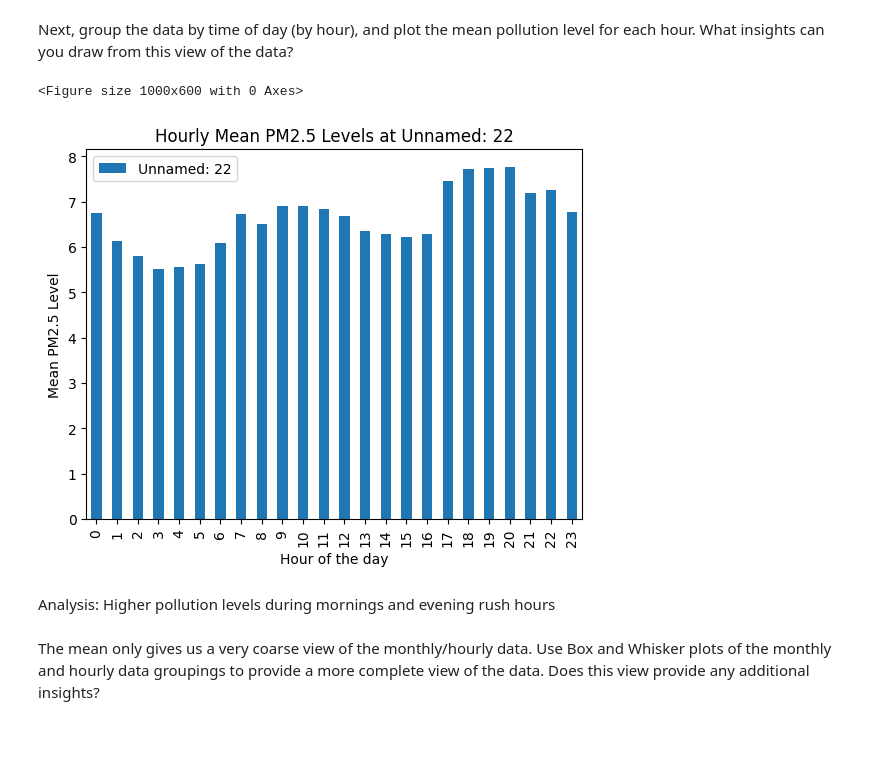
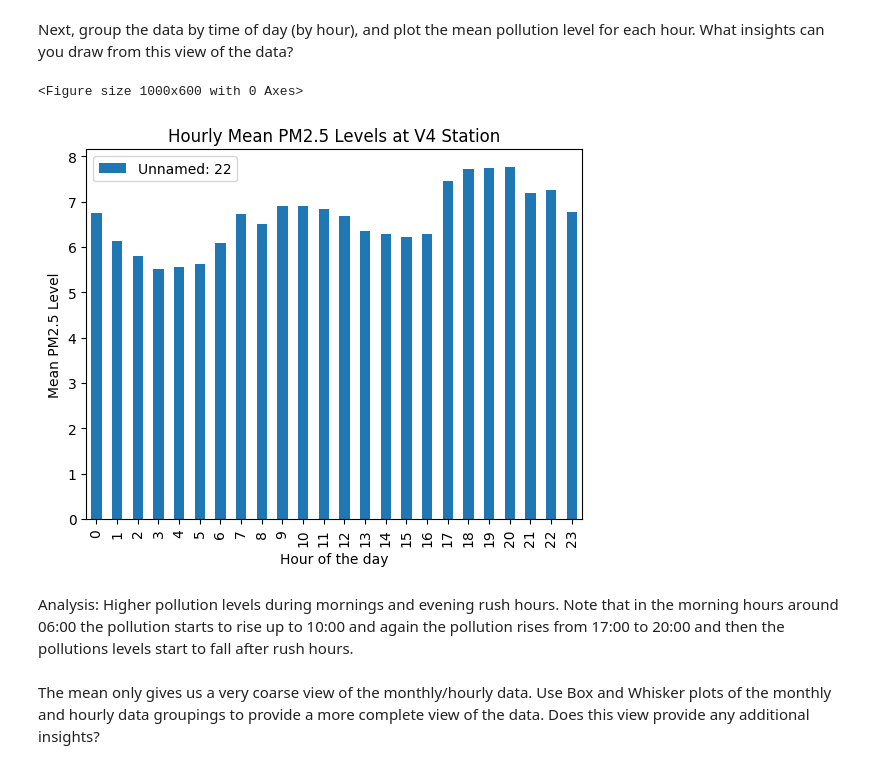
Before and after one commit to BrianErichsen/6017, a Jupyter notebook: HW1/analysis.ipynb, the cells around one changed output. Drawn from its saved outputs; the diff is of its cells as text; code cells hidden in the pictures; blank space fills up the shorter version.

```diff
--- a/HW1/analysis.ipynb
+++ b/HW1/analysis.ipynb
@@ -111,21 +97,21 @@ Next, group the data by time of day (by hour), and plot the mean pollution level
 # %%
 #Plotting hourly mean data
 hourly_mean = station_data.groupby(station_data.index.hour).mean()
 
 plt.figure(figsize=(10, 6))
 hourly_mean.plot(kind='bar')
-plt.title(f'Hourly Mean PM2.5 Levels at {station_name}')
+plt.title(f'Hourly Mean PM2.5 Levels at V4 Station')
 plt.xlabel('Hour of the day')
 plt.ylabel('Mean PM2.5 Level')
 plt.show()
 
 # Insights from visualization
 # Higher pollution levels during mornings and evening rush hours
 # %% [output]
 <Figure size 1000x600 with 0 Axes>
-[figure, old version]
+[figure, new version]
-# %% [markdown]
-Analysis: Higher pollution levels during mornings and evening rush hours
+# %% [markdown]
+Analysis: Higher pollution levels during mornings and evening rush hours. Note that in the morning hours around 06:00 the pollution starts to rise up to 10:00 and again the pollution rises from 17:00 to 20:00 and then the pollutions levels start to fall after rush hours.
 # %% [markdown]
 The mean only gives us a very coarse view of the monthly/hourly data. Use Box and Whisker plots of the monthly and hourly data groupings to provide a more complete view of the data. Does this view provide any additional insights?
 # %%
```
Also changed, not shown: parts of 11 cells of this notebook.
